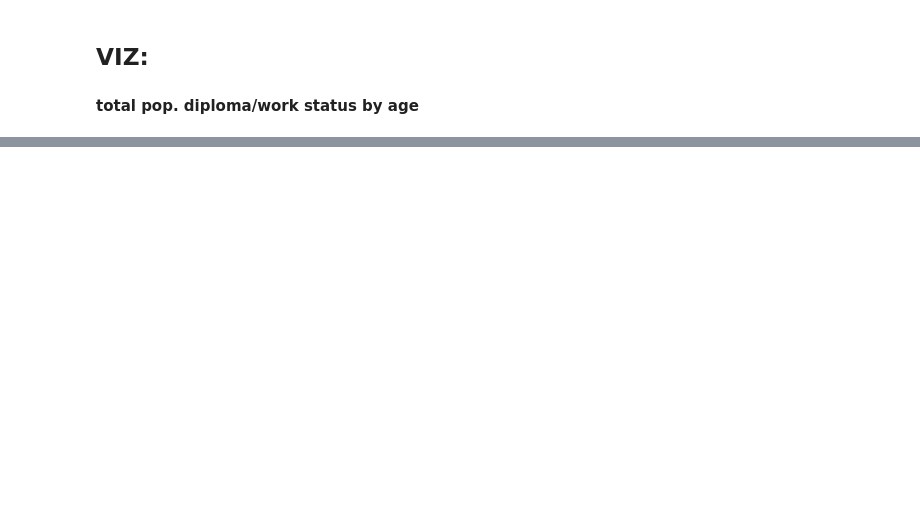
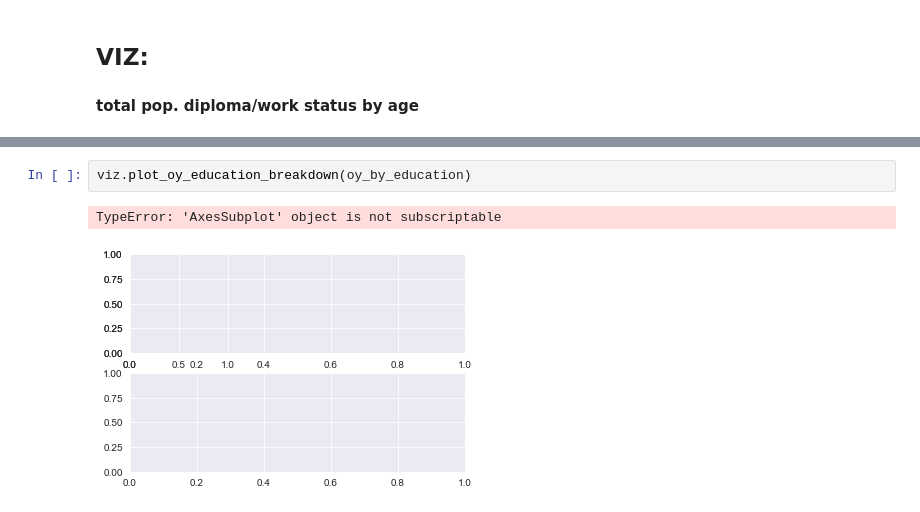
Before and after one commit to sam-thurman/dsc-mod-1-project-seattle-ds, a Jupyter notebook: notebooks/exploratory/02_samt_v2_exploratory.ipynb, the cells around one changed output, grey strips where cells are left out. Saved outputs shown, nothing was run; the diff lists cells and outputs as text; blank space fills up the shorter version.

```diff
--- a/notebooks/exploratory/02_samt_v2_exploratory.ipynb
+++ b/notebooks/exploratory/02_samt_v2_exploratory.ipynb
@@ -86,0 +110,5 @@ viz.plot_working_diploma_status(oy_by_age_df)
+# %%
+viz.plot_oy_education_breakdown(oy_by_education)
+# %% [output]
+TypeError: 'AxesSubplot' object is not subscriptable
+[figure, added]
```
Also changed, not shown: parts of 8 cells of this notebook, 3 other files.
